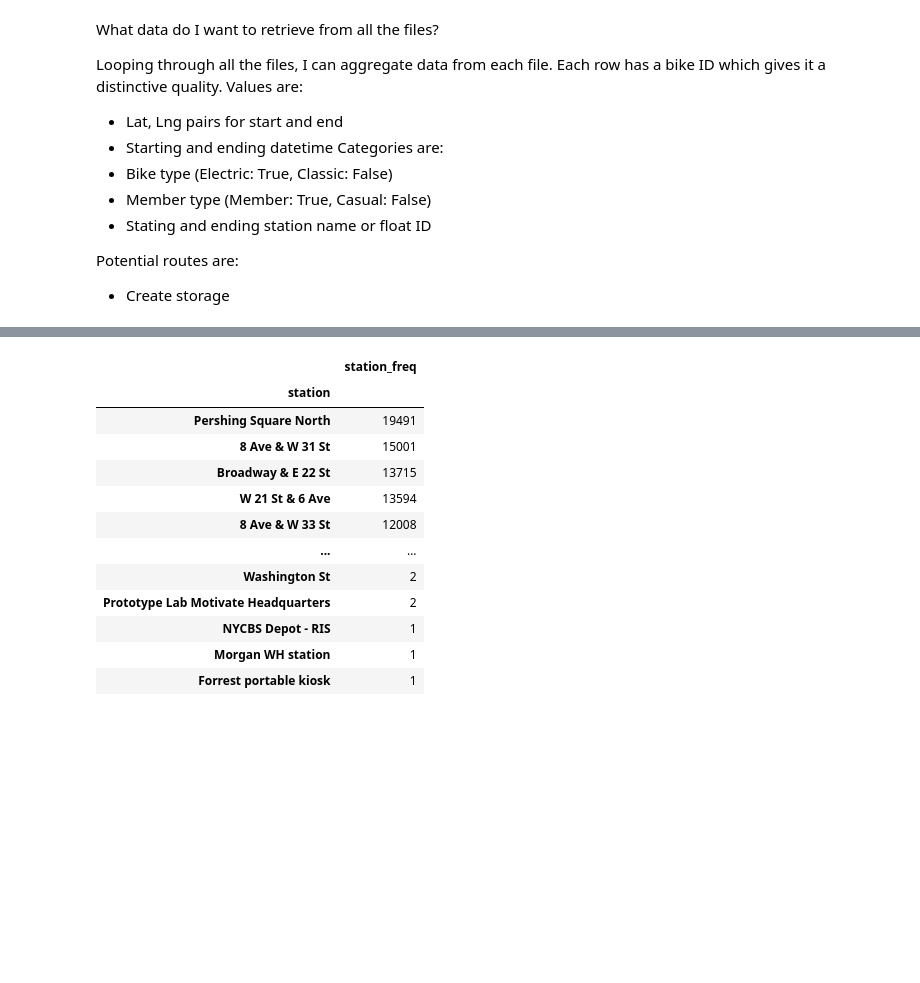
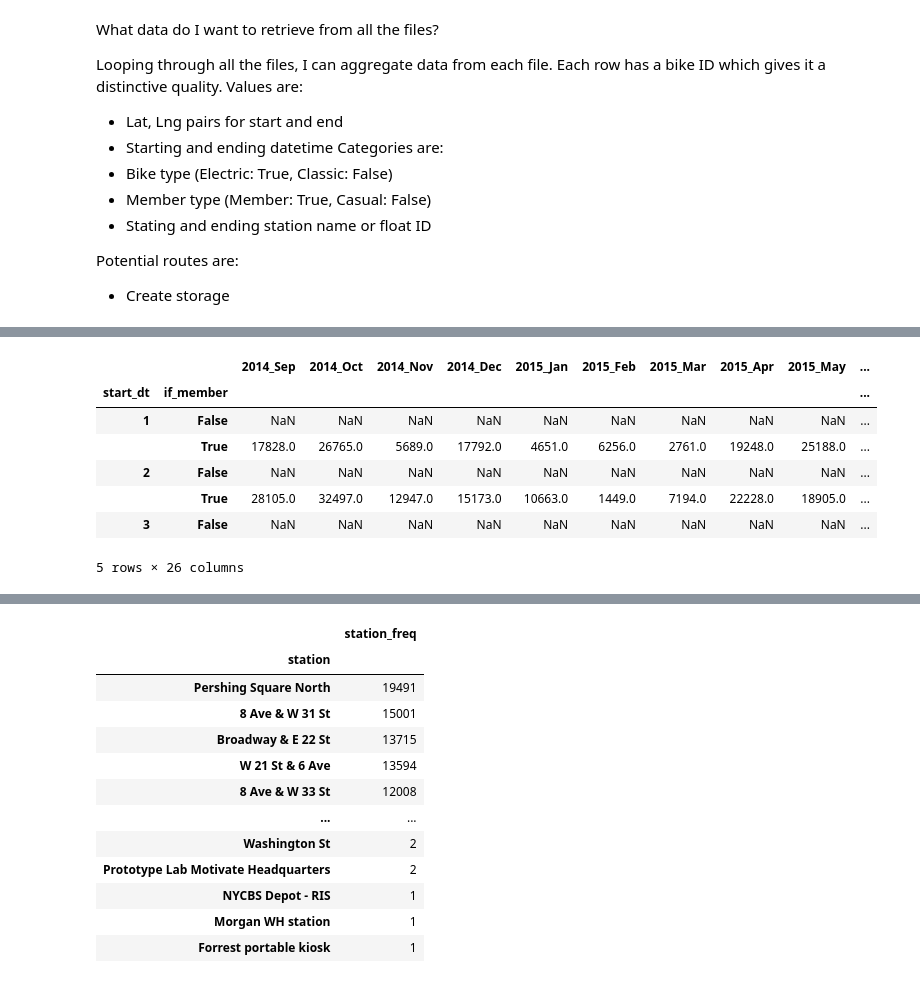
Before and after one commit to Neelka96/CitiBikes, a Jupyter notebook: explorer.ipynb, the cells around one changed output, grey strips where cells are left out. Saved outputs shown, nothing was run; the diff lists cells and outputs as text; code cells hidden in the pictures; blank space fills up the shorter version.

```diff
--- a/explorer.ipynb
+++ b/explorer.ipynb
@@ -393,2 +432,13 @@ def build_agg_df(parent_dir: Path, df_choice: str | None = None, method_choice:
 # %%
-hourly_counts_df, daily_counts_df = build_counts_by_day(dir_nyc)
+hourly_counts_path = Path('NYC/hourly_ride_counts.csv')
+daily_counts_path = Path('NYC/daily_ride_counts.csv')
+daily_membership_path = Path('NYC/daily_membership.csv')
+if not hourly_counts_path.exists() or not daily_counts_path.exists() or not daily_membership_path.exists():
+    hourly_counts_df, daily_counts_df, daily_members_df = build_counts_per_dt(dir_nyc)
+    hourly_counts_df.to_csv(hourly_counts_path, header = True, index = True)
+    daily_counts_df.to_csv(daily_counts_path, header = True, index = True)
+    daily_members_df.to_csv(daily_membership_path, header = True, index = True)
+else:
+    hourly_counts_df = pd.read_csv(hourly_counts_path, index_col = 0)
+    daily_counts_df = pd.read_csv(daily_counts_path, index_col = 0)
+    daily_members_df = pd.read_csv(daily_membership_path, index_col = [0, 1])
@@ -419,0 +494,13 @@ feats = Features(*csv_to_df(dir_nyc, 2024, 0))
+# %%
+daily_members_df = pd.read_csv(daily_membership_path, index_col = [0, 1])
+subsect = daily_members_df.iloc[:, 15:41]
+subsect.head()
+# %% [output]
+|  |  | 2014_Sep | 2014_Oct | 2014_Nov | 2014_Dec | 2015_Jan | 2015_Feb | 2015_Mar | 2015_Apr | 2015_May | ... |
+| start_dt | if_member |  |  |  |  |  |  |  |  |  | ... |
+| 1 | False | NaN | NaN | NaN | NaN | NaN | NaN | NaN | NaN | NaN | ... |
+|  | True | 17828.0 | 26765.0 | 5689.0 | 17792.0 | 4651.0 | 6256.0 | 2761.0 | 19248.0 | 25188.0 | ... |
+| 2 | False | NaN | NaN | NaN | NaN | NaN | NaN | NaN | NaN | NaN | ... |
+|  | True | 28105.0 | 32497.0 | 12947.0 | 15173.0 | 10663.0 | 1449.0 | 7194.0 | 22228.0 | 18905.0 | ... |
+| 3 | False | NaN | NaN | NaN | NaN | NaN | NaN | NaN | NaN | NaN | ... |
+5 rows × 26 columns
```
Also changed, not shown: parts of 36 cells of this notebook, 8 other files.
